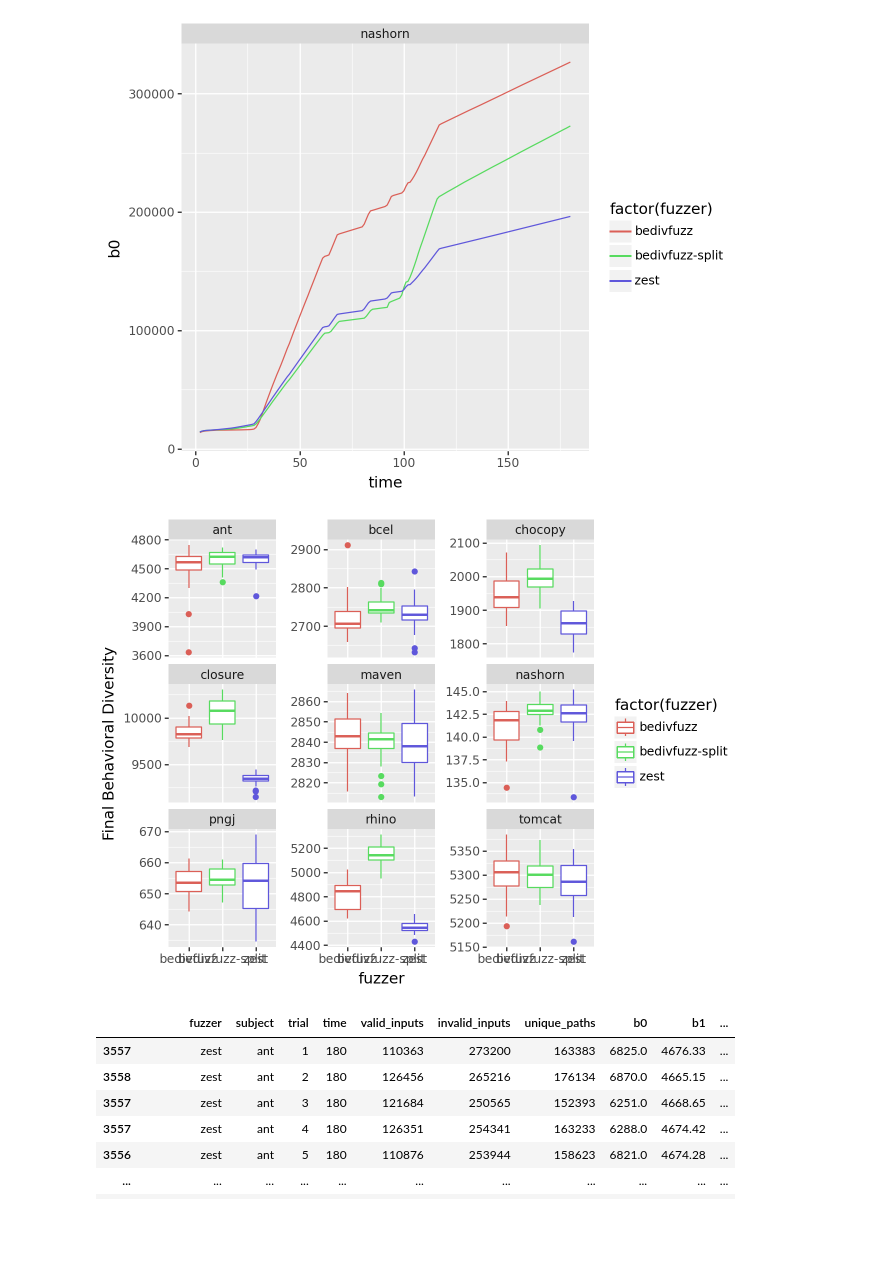
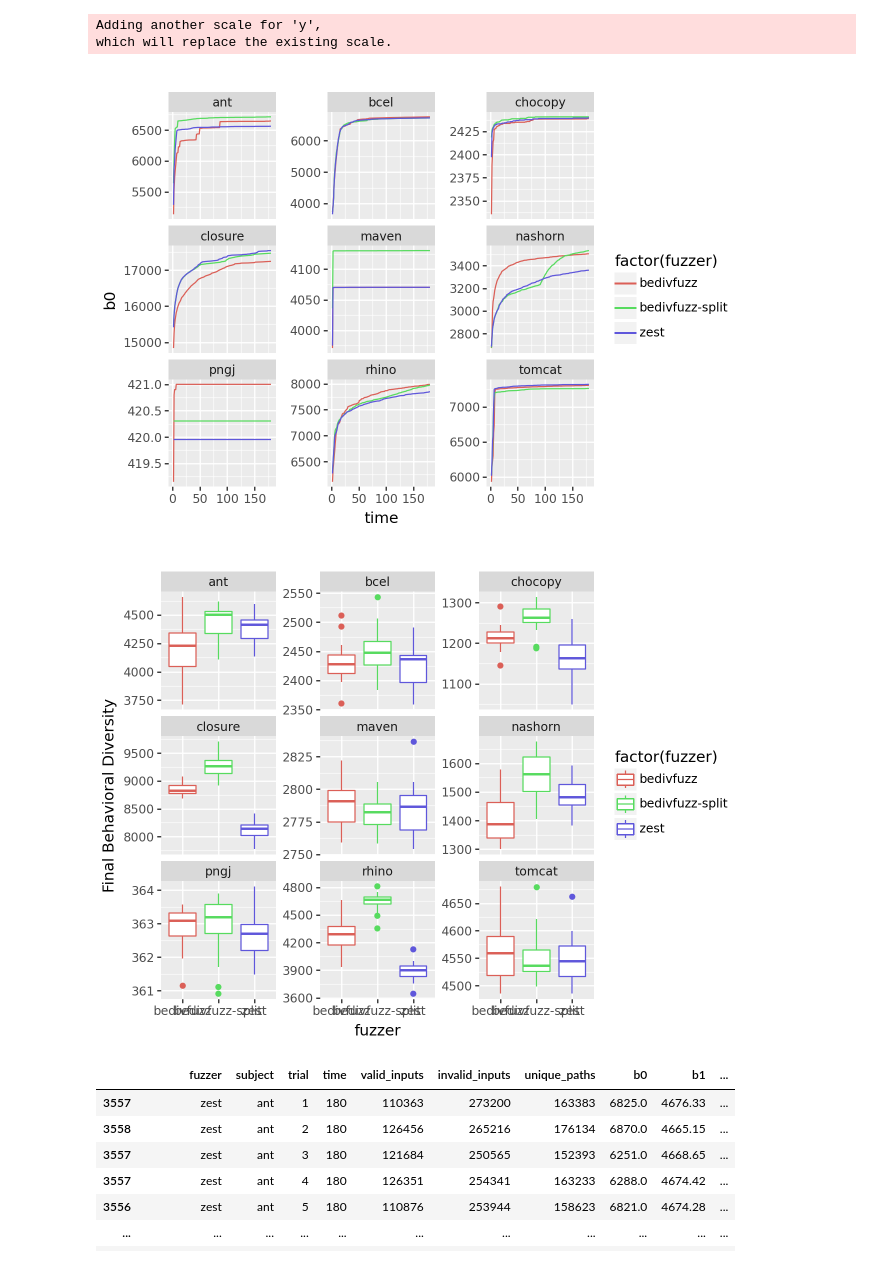
Before and after one commit to hub-se/BeDivFuzz, a Jupyter notebook: scripts/slurm/plot_results.ipynb, the cells around one changed output. Saved outputs shown, nothing was run; the diff lists cells and outputs as text; code cells hidden in the pictures; blank space fills up the shorter version.

```diff
--- a/scripts/slurm/plot_results.ipynb
+++ b/scripts/slurm/plot_results.ipynb
@@ -8,11 +8,10 @@ from plotnine import *
 # %%
 fuzzers = ['zest', 'bedivfuzz', 'bedivfuzz-split']
 subjects = ['ant', 'bcel', 'chocopy', 'closure', 'maven', 'nashorn', 'pngj', 'rhino', 'tomcat']
-subjects = ['nashorn']
 num_trials = 20
 timeout = 180
 
-results_base_dir = 'results/eval-bedivfuzz-split-nashorn-176307'
+results_base_dir = 'results/eval-bedivfuzz-metrics-178009'
 # %%
 def trial_df(fuzzer: str, subject: str, trial: int):
     df = pd.read_csv(
@@ -34,8 +33,13 @@ def trial_df(fuzzer: str, subject: str, trial: int):
     df['trial'] = trial
     df['fuzzer'] = fuzzer
     df['subject'] = subject
+    df['validity_rate'] = df['valid_inputs'] / (df['valid_inputs'] + df['invalid_inputs'])
 
-    return df[['fuzzer', 'subject', 'trial', 'time', 'valid_inputs', 'invalid_inputs', 'unique_paths', 'b0', 'b1', 'b2']]
+    return df[[
+            'fuzzer', 'subject', 'trial', 'time',
+            'valid_inputs', 'invalid_inputs', 'validity_rate', 'unique_paths', 'unique_valid_paths',
+            'num_coverage_probes', 'num_semantic_probes', 'b0', 'b1', 'b2'
+        ]]
 # %%
 dfs = []
 for f, s, t in itertools.product(fuzzers, subjects, range(1, num_trials+1)):
@@ -53,4 +48,2 @@ trials.head()
-# %%
-trials['validity_rate'] = trials['valid_inputs'] / (trials['valid_inputs'] + trials['invalid_inputs'])
 # %%
 mean_trials = trials.groupby(['fuzzer', 'subject', 'time']).agg('mean')
@@ -78,17 +55,19 @@ mean_trials
  + theme(aspect_ratio = 1.0)
 )
 # %% [output]
+Adding another scale for 'y',
+which will replace the existing scale.
-[figure, old version]
+[figure, new version]
 # %%
 final_scores = trials.loc[trials['time'] == 180]
 
-(ggplot(final_scores, aes("fuzzer", "b1", color="factor(fuzzer)"))
+(ggplot(final_scores, aes("fuzzer", "b2", color="factor(fuzzer)"))
  + geom_boxplot()
  + facet_wrap("~subject", scales="free_y")
  + ylab("Final Behavioral Diversity")
 )
 # %% [output]
-[figure, old version]
+[figure, new version]
 # %%
 trials.loc[trials['time'] == 180]
 # %% [output]
```
Also changed, not shown: parts of 3 cells of this notebook.
